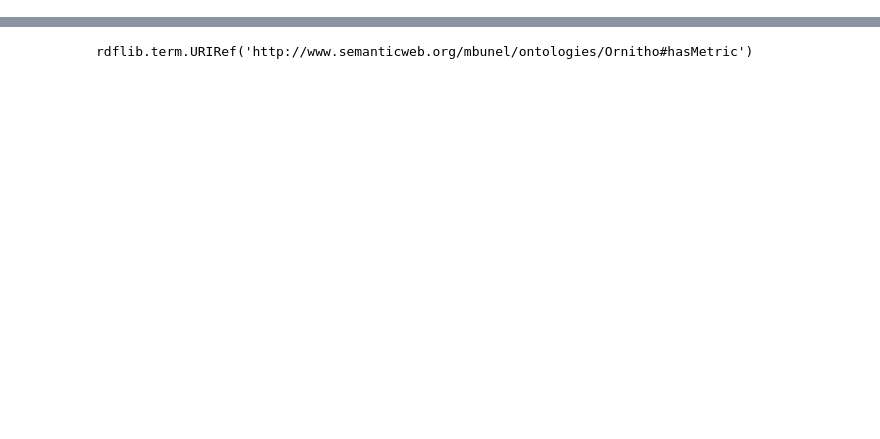
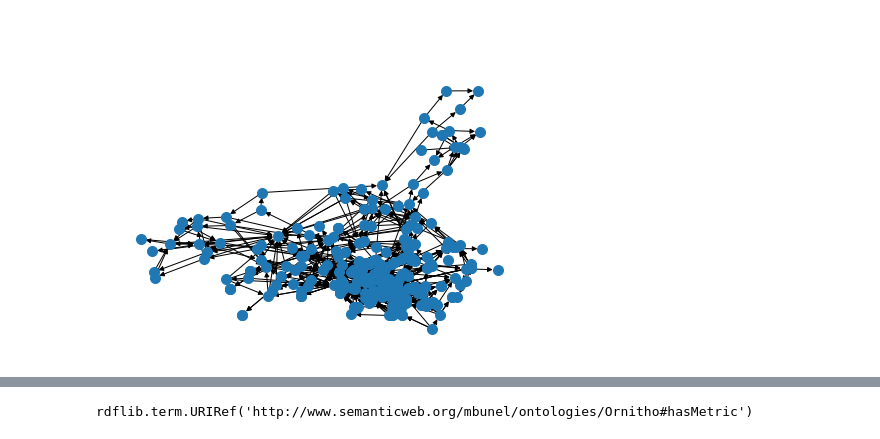
Before and after one commit to ANRChoucas/Ruitor, a Jupyter notebook: examples/Untitled1.ipynb, the cells around one changed output, grey strips where cells are left out. Drawn from its saved outputs; the diff is of its cells as text; code cells hidden in the pictures; blank space fills up the shorter version.

```diff
--- a/examples/Untitled1.ipynb
+++ b/examples/Untitled1.ipynb
@@ -3,0 +1,2 @@ from rdflib import RDF, OWL
+# %% [markdown]
+#
@@ -4,4 +17,18 @@ from rdflib import RDF, OWL
 # %%
 g = rdflib.Graph()
 result = g.parse("/home/mbunel/Documents/Code/Ruitor/data/ontologies/relations_spatiales.owl")
+# %%
+G = rdflib_to_networkx_multidigraph(result)
+# %%
+# Plot Networkx instance of RDF Graph
+#pos = nx.spring_layout(G, scale=2)
+#edge_labels = nx.get_edge_attributes(G, 'r')
+#nx.draw_networkx_edge_labels(G, pos, labels=edge_labels)$
+params = {
+    'node_size':100,
+
+}
+nx.draw_kamada_kawai(G, **params)
+# %% [output]
+[figure, added]
 # %%
```
Also changed, not shown: parts of 16 cells of this notebook, 2 other files.
